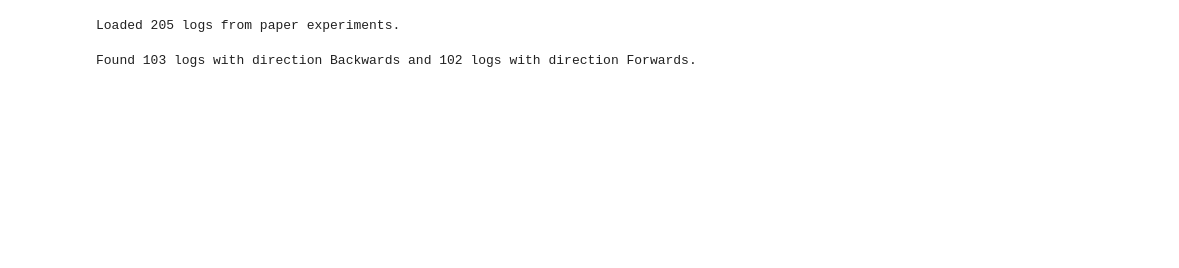
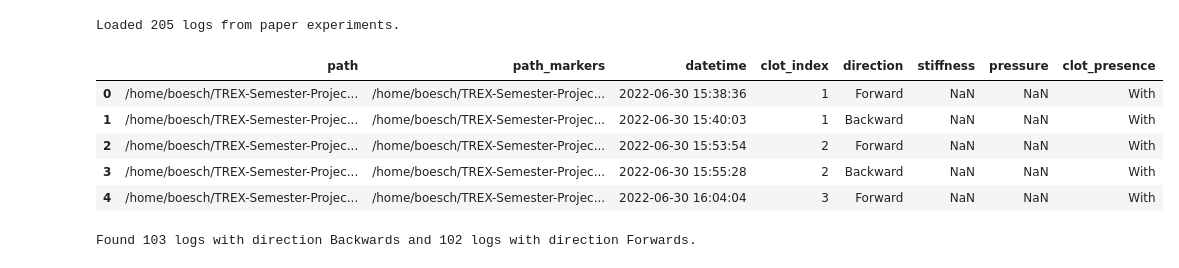
Before and after one commit to oskarboesch/TREX-Semester-Project, a Jupyter notebook: notebooks/data_anaylsis.ipynb, the cells around one changed output. Cells and saved outputs as stored; diff of their text form; code cells hidden in the pictures; blank space fills up the shorter version.

```diff
--- a/notebooks/data_anaylsis.ipynb
+++ b/notebooks/data_anaylsis.ipynb
@@ -32,6 +32,15 @@ logs = load_data(log_names, heads_keep, heads_rename, fss)
 print(f"Loaded {len(logs)} logs from paper experiments.")
 # %% [output]
 Loaded 205 logs from paper experiments.
+# %%
+log_names.head()
+# %% [output]
+|  | path | path_markers | datetime | clot_index | direction | stiffness | pressure | clot_presence |
+| 0 | /home/boesch/TREX-Semester-Projec... | /home/boesch/TREX-Semester-Projec... | 2022-06-30 15:38:36 | 1 | Forward | NaN | NaN | With |
+| 1 | /home/boesch/TREX-Semester-Projec... | /home/boesch/TREX-Semester-Projec... | 2022-06-30 15:40:03 | 1 | Backward | NaN | NaN | With |
+| 2 | /home/boesch/TREX-Semester-Projec... | /home/boesch/TREX-Semester-Projec... | 2022-06-30 15:53:54 | 2 | Forward | NaN | NaN | With |
+| 3 | /home/boesch/TREX-Semester-Projec... | /home/boesch/TREX-Semester-Projec... | 2022-06-30 15:55:28 | 2 | Backward | NaN | NaN | With |
+| 4 | /home/boesch/TREX-Semester-Projec... | /home/boesch/TREX-Semester-Projec... | 2022-06-30 16:04:04 | 3 | Forward | NaN | NaN | With |
 # %%
 print(f"Found {sum(log_names['direction'] == 'Backward')} logs with direction Backwards and {sum(log_names['direction'] == 'Forward')} logs with direction Forwards.")
 # %% [output]
```
Also changed, not shown: parts of 4 cells of this notebook, 4 other files.
